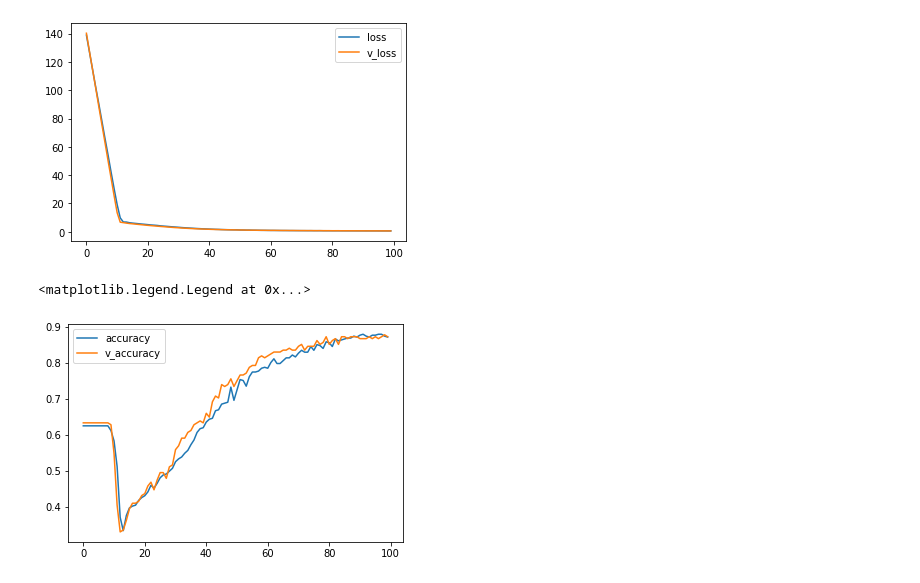
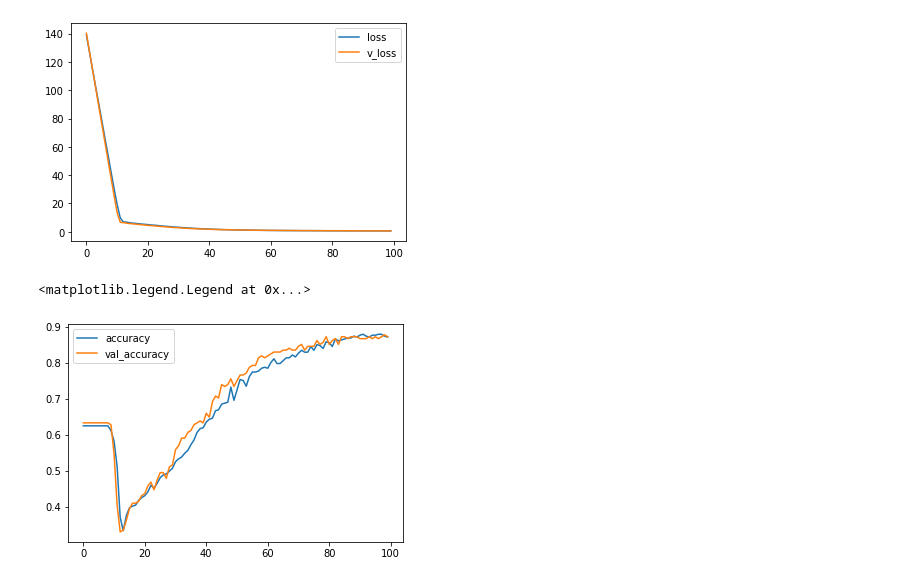
Before and after one commit to cz101/CTATrainLinesMap, a Jupyter notebook: cztflinerclassfication.ipynb, the cells around one changed output. Saved outputs shown, nothing was run; the diff lists cells and outputs as text; code cells hidden in the pictures.

```diff
--- a/cztflinerclassfication.ipynb
+++ b/cztflinerclassfication.ipynb
@@ -85,8 +85,8 @@ plt.legend()
 # %%
 
 plt.plot(r.history['accuracy'],label='accuracy')
-plt.plot(r.history['val_accuracy'],label='v_accuracy')
+plt.plot(r.history['val_accuracy'],label='val_accuracy')
 plt.legend()
 # %% [output]
 <matplotlib.legend.Legend at 0x...>
-[figure, old version]
+[figure, new version]
```
